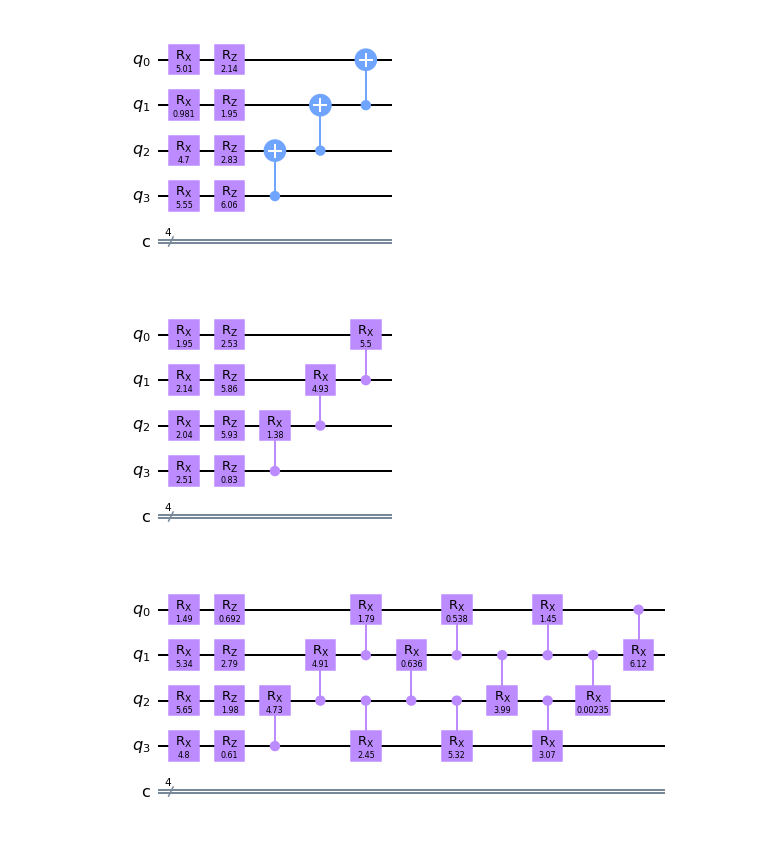
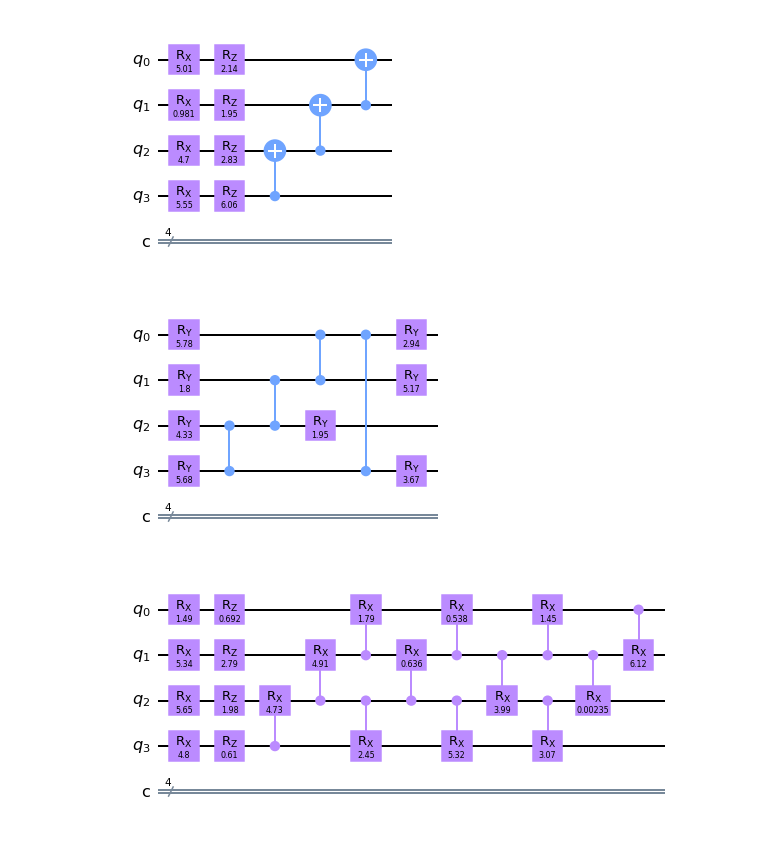
Before and after one commit to vutuanhai237/DynamicQNN, a Jupyter notebook: codes/baseline.ipynb, the cells around one changed output. Drawn from its saved outputs; the diff is of its cells as text; code cells hidden in the pictures.

Commit message:
Update quanv7-10

```diff
--- a/codes/baseline.ipynb
+++ b/codes/baseline.ipynb
@@ -46,12 +46,10 @@ qc.draw('mpl')
 # %%
 n = 4
 qc = qiskit.QuantumCircuit(n, n)
-thetas = np.random.uniform(low=0, high=2*np.pi, size=(3*n - 1,))
-qc = entangled_circuit.xz_layer(qc, thetas[:2*n])
-qc = entangled_circuit.entangled_r_layer(qc, thetas[2*n:], 'rx')
+qc = entangled_circuit.quanvolutional10(qc)
 qc.draw('mpl')
 # %% [output]
-[figure, old version]
+[figure, new version]
 # %%
 n = 4
 qc = qiskit.QuantumCircuit(n, n)
```
Also changed, not shown: 34 other files.
